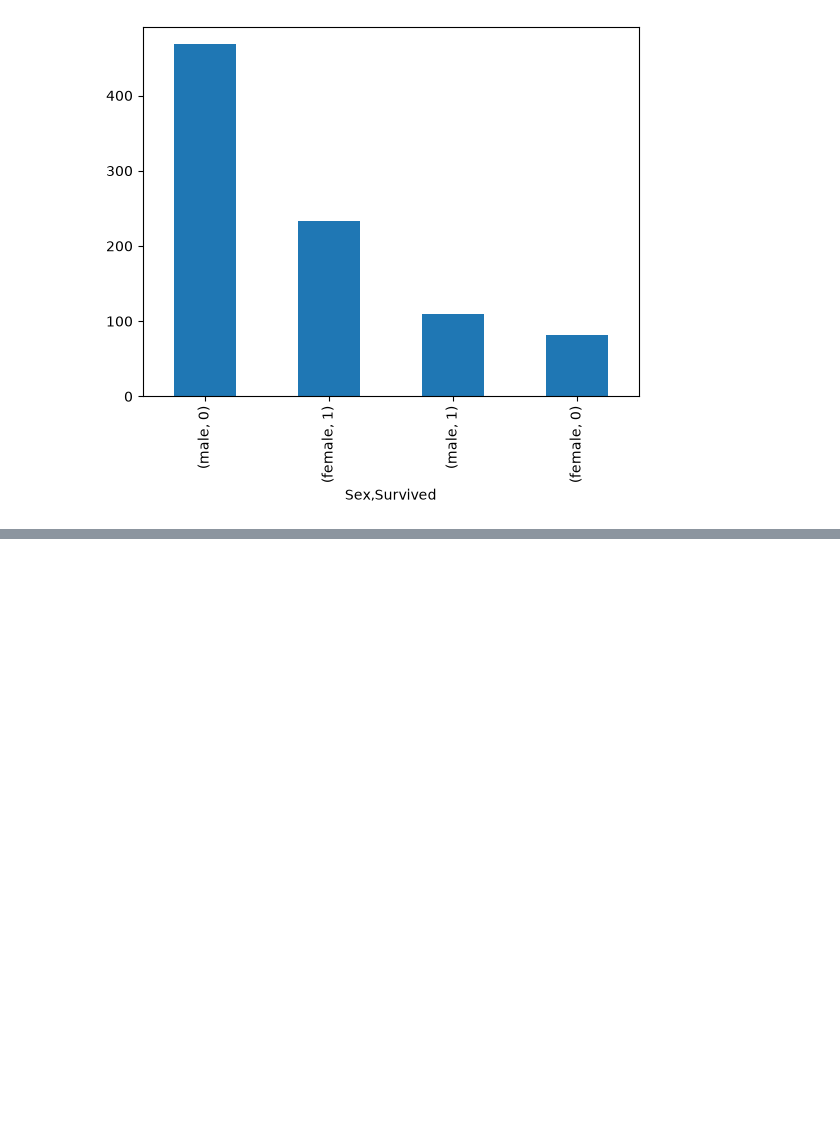
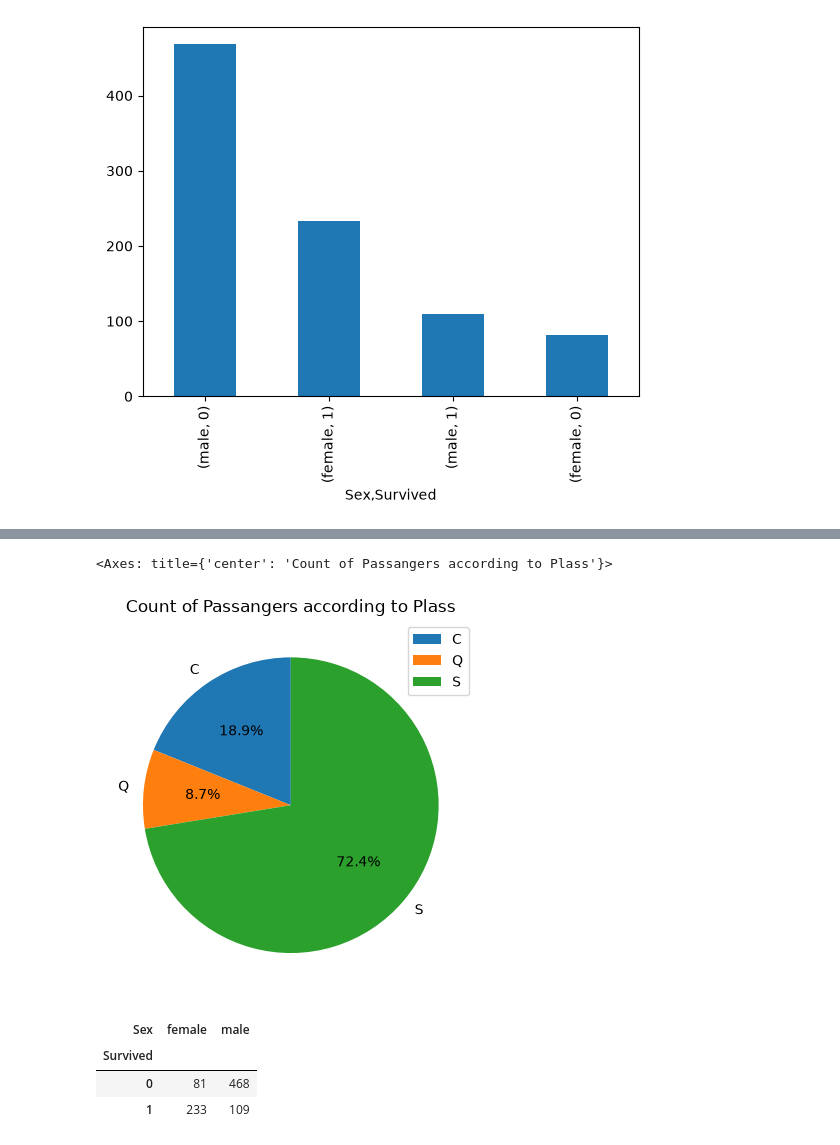
Before and after one commit to abinhyanmikha/Data-Science, a Jupyter notebook: Data preprocessing/day28/Visualization.ipynb, the cells around one changed output, grey strips where cells are left out. Cells and saved outputs as stored; diff of their text form; code cells hidden in the pictures; blank space fills up the shorter version.

```diff
--- a/Data preprocessing/day28/Visualization.ipynb
+++ b/Data preprocessing/day28/Visualization.ipynb
@@ -59,0 +79,3 @@ pd.crosstab(
+# %%
+groupby_embarked=titanic_df.groupby(['Embarked'])
+groupby_embarked.count()
@@ -59,0 +88,22 @@ pd.crosstab(
+# %%
+groupby_embarked.count().plot(
+    kind="pie",
+    y="Survived",
+    title="Count of Passangers according to Plass",
+    autopct="%1.1f%%",
+    startangle=90
+)
+# %% [output]
+<Axes: title={'center': 'Count of Passangers according to Plass'}>
+[figure, added]
+# %%
+crosstab=pd.crosstab(
+    titanic_df.Survived,
+    titanic_df.Sex
+)
+crosstab
+# %% [output]
+| Sex | female | male |
+| Survived |  |  |
+| 0 | 81 | 468 |
+| 1 | 233 | 109 |
```
Also changed, not shown: parts of 19 cells of this notebook.
